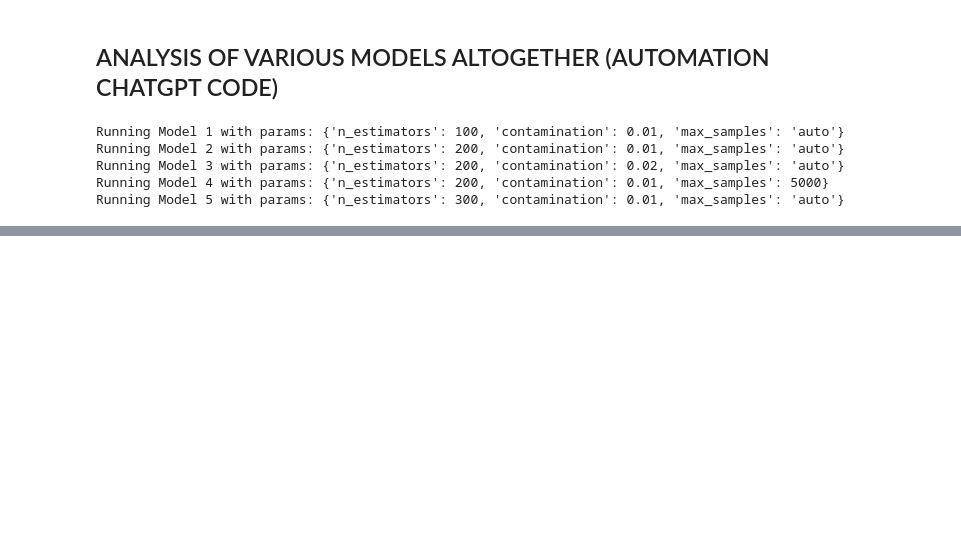
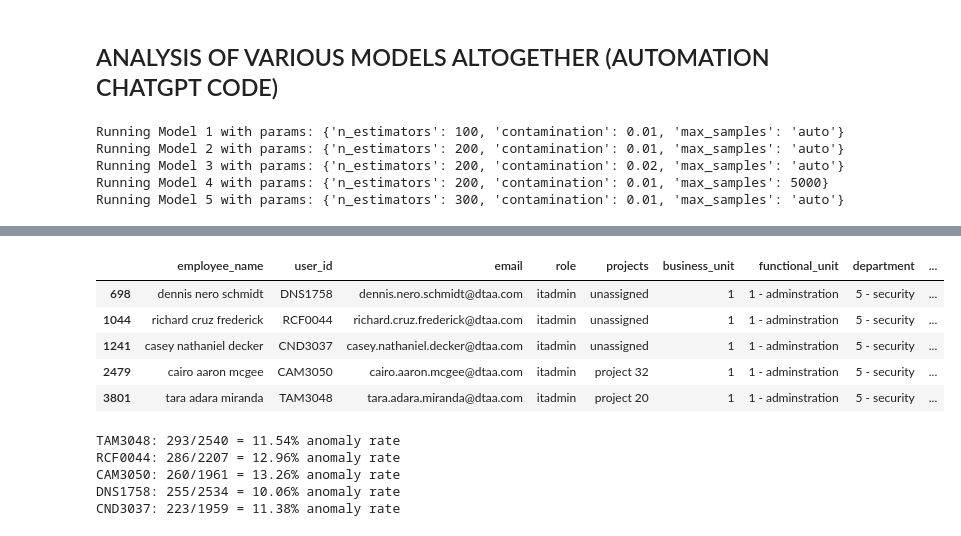
Before and after one commit to Bhuvan1205/BehaviorGaurd-AI, a Jupyter notebook: notebooks/V2.ipynb, the cells around one changed output, grey strips where cells are left out. Cells and saved outputs as stored; diff of their text form; code cells hidden in the pictures; blank space fills up the shorter version.

```diff
--- a/notebooks/V2.ipynb
+++ b/notebooks/V2.ipynb
@@ -452,0 +559,30 @@ C:\Users\vinja\Desktop\BehaviorGaurd-AI\notebooks
+# %%
+# You should check:
+# - What's their role? (Executive? IT Admin?)
+# - What's their tenure? (New or experienced?)
+# - What's their contextual risk_score from V0?
+
+# Merge with user profiles:
+top_users = ['TAM3048', 'RCF0044', 'CAM3050', 'DNS1758', 'CND3037']
+user_profiles = pd.read_csv('../data/processed/user_profiles_v0.csv')
+user_profiles[user_profiles['user_id'].isin(top_users)]
+# %% [output]
+|  | employee_name | user_id | email | role | projects | business_unit | functional_unit | department | ... |
+| 698 | dennis nero schmidt | DNS1758 | dennis.nero.schmidt@dtaa.com | itadmin | unassigned | 1 | 1 - adminstration | 5 - security | ... |
+| 1044 | richard cruz frederick | RCF0044 | richard.cruz.frederick@dtaa.com | itadmin | unassigned | 1 | 1 - adminstration | 5 - security | ... |
+| 1241 | casey nathaniel decker | CND3037 | casey.nathaniel.decker@dtaa.com | itadmin | unassigned | 1 | 1 - adminstration | 5 - security | ... |
+| 2479 | cairo aaron mcgee | CAM3050 | cairo.aaron.mcgee@dtaa.com | itadmin | project 32 | 1 | 1 - adminstration | 5 - security | ... |
+| 3801 | tara adara miranda | TAM3048 | tara.adara.miranda@dtaa.com | itadmin | project 20 | 1 | 1 - adminstration | 5 - security | ... |
+# %%
+# Calculate anomaly rate per user:
+for user in top_users:
+    total = len(df[df['user'] == user])
+    anomalies = len(df[(df['user'] == user) & (df['anomaly'] == -1)])
+    rate = anomalies / total * 100
+    print(f"{user}: {anomalies}/{total} = {rate:.2f}% anomaly rate")
+# %% [output]
+TAM3048: 293/2540 = 11.54% anomaly rate
+RCF0044: 286/2207 = 12.96% anomaly rate
+CAM3050: 260/1961 = 13.26% anomaly rate
+DNS1758: 255/2534 = 10.06% anomaly rate
+CND3037: 223/1959 = 11.38% anomaly rate
```
Also changed, not shown: parts of 30 cells of this notebook, 6 other files.
